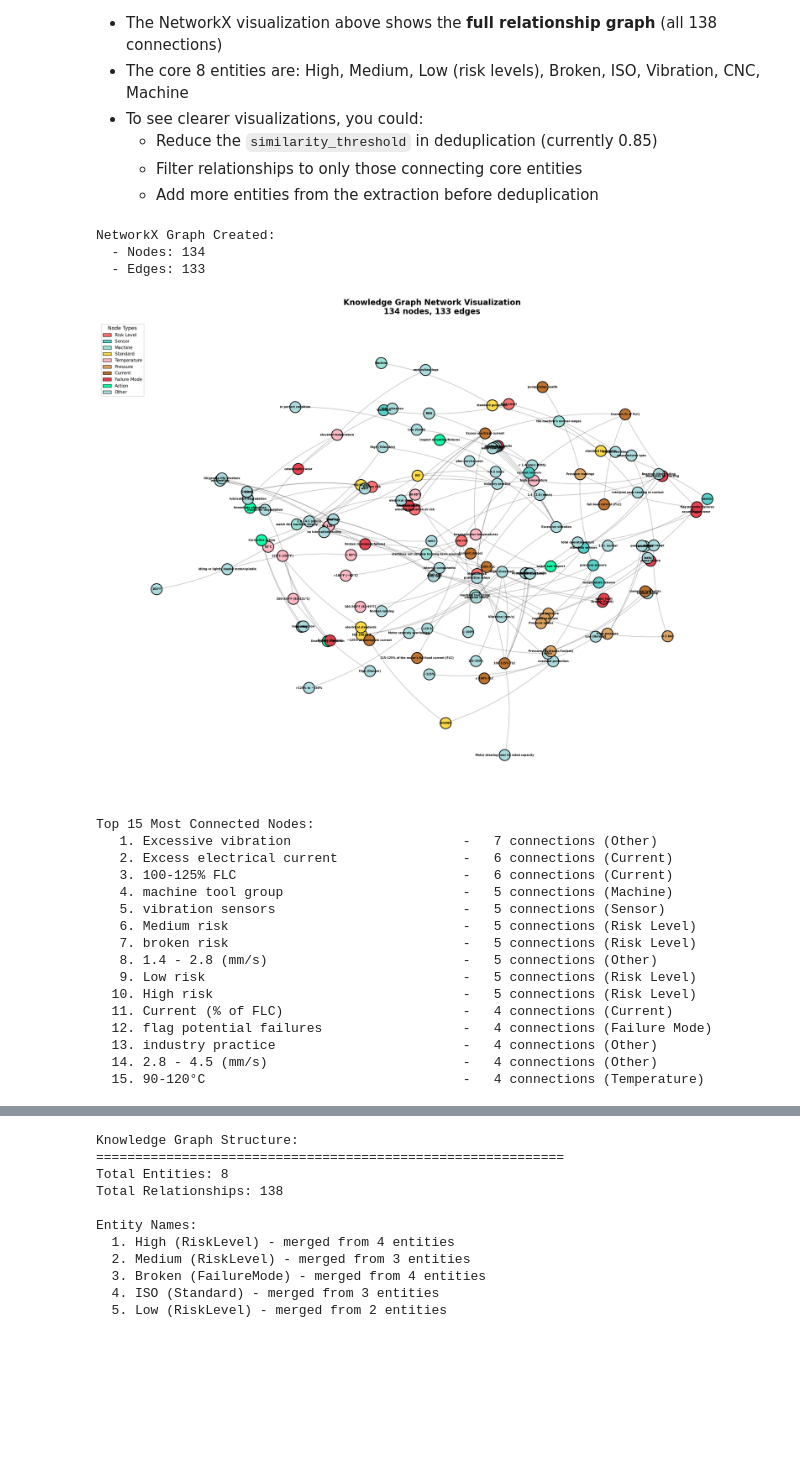
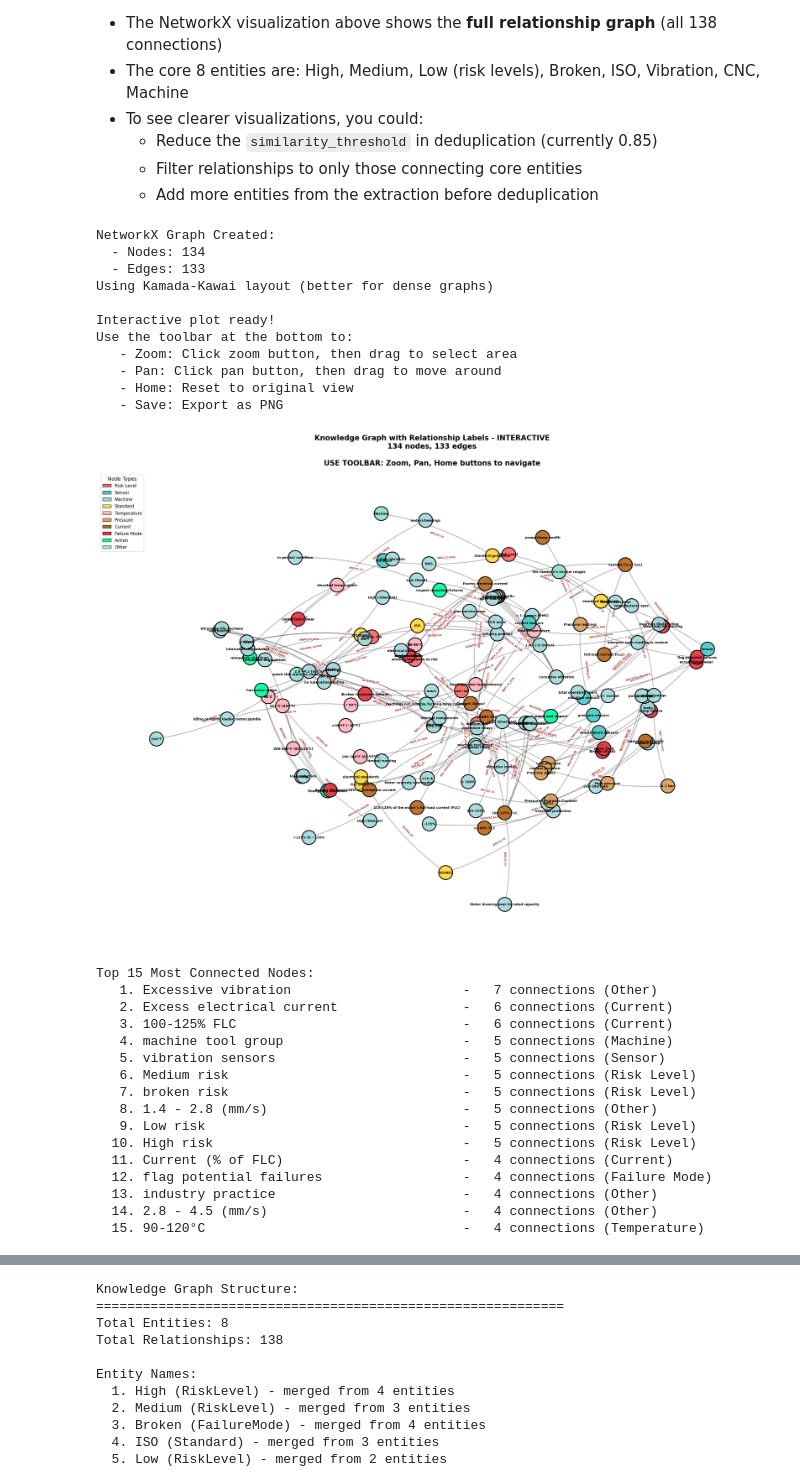
Before and after one commit to saxenam06/semantica, a Jupyter notebook: cookbook/use_cases/advanced_rag/03_Multimodal_RAG_Comparison_PDF.ipynb, the cells around one changed output, grey strips where cells are left out. Cells and saved outputs as stored; diff of their text form; code cells hidden in the pictures; blank space fills up the shorter version.

```diff
--- a/cookbook/use_cases/advanced_rag/03_Multimodal_RAG_Comparison_PDF.ipynb
+++ b/cookbook/use_cases/advanced_rag/03_Multimodal_RAG_Comparison_PDF.ipynb
@@ -1059,7 +1037,7 @@ plt.show()
   - Filter relationships to only those connecting core entities
   - Add more entities from the extraction before deduplication
 # %%
-# IMPROVED NetworkX Visualization with Better Visibility
+# IMPROVED NetworkX Visualization with Edge Labels and Interactive Zoom
 import networkx as nx
 import matplotlib.pyplot as plt
 from matplotlib.patches import Patch
@@ -1067,7 +1045,7 @@ from matplotlib.patches import Patch
 # Build NetworkX graph from relationships
 G = nx.DiGraph()
 
-# Add all relationships as edges
+# Add all relationships as edges with relation type
 for rel in kg['relationships']:
     source = rel.get('source', '')
     target = rel.get('target', '')
@@ -1080,20 +1058,22 @@ print(f"NetworkX Graph Created:")
 print(f"  - Nodes: {G.number_of_nodes()}")
 print(f"  - Edges: {G.number_of_edges()}")
 
-# Create figure with larger size
-fig, ax = plt.subplots(figsize=(24, 18))
+# Create figure with larger size and INTERACTIVE toolbar (enables zoom/pan)
+fig, ax = plt.subplots(figsize=(26, 20))
+fig.canvas.header_visible = False  # Clean interface
 
 # Use Kamada-Kawai layout for better node distribution
 try:
-    pos = nx.kamada_kawai_layout(G, scale=5)
+    pos = nx.kamada_kawai_layout(G, scale=6)
+    print("Using Kamada-Kawai layout (better for dense graphs)")
 except:
     pos = nx.spring_layout(G, k=3, iterations=50, seed=42)
+    print("Using Spring layout")
 
 # Color nodes by type
 node_colors = []
 node_types = {}
 for node in G.nodes():
-    # Categorize nodes
     node_lower = node.lower()
     if 'risk' in node_lower or node in ['High', 'Medium', 'Low', 'Broken']:
         node_colors.append('#ff6b6b')  # Red for risk levels
@@ -1129,13 +1109,13 @@ for node in G.nodes():
 # Draw edges FIRST (so they appear behind nodes)
 nx.draw_networkx_edges(
     G, pos,
-    alpha=0.3,  # Increased opacity
-    width=1.5,  # Thicker edges
-    edge_color='#333333',  # Darker color
+    alpha=0.35,
+    width=2.5,
+    edge_color='#444444',
     arrows=True,
-    arrowsize=15,  # Larger arrows
+    arrowsize=18,
     arrowstyle='->',
-    connectionstyle='arc3,rad=0.1',  # Curved edges
+    connectionstyle='arc3,rad=0.1',
     ax=ax
 )
 
@@ -1143,19 +1123,33 @@ nx.draw_networkx_edges(
 nx.draw_networkx_nodes(
     G, pos,
     node_color=node_colors,
-    node_size=800,  # Larger nodes
+    node_size=1500,
     alpha=0.95,
-    edgecolors='black',  # Black border
-    linewidths=2,  # Thicker border
+    edgecolors='black',
+    linewidths=2.5,
     ax=ax
 )
 
-# Draw ALL labels with better formatting
+# Draw node labels
 nx.draw_networkx_labels(
     G, pos,
-    font_size=7,  # Readable font size
+    font_size=9,
     font_weight='bold',
     font_color='black',
+    ax=ax
+)
+
+# Draw edge labels (relationship names) PARALLEL to edges
+edge_labels = nx.get_edge_attributes(G, 'relation')
+nx.draw_networkx_edge_labels(
+    G, pos,
+    edge_labels=edge_labels,
+    font_size=6,
+    font_color='darkred',
+    font_weight='bold',
+    alpha=0.8,
+    rotate=True,  # KEY: Rotates labels to be parallel with edges!
+    bbox=dict(boxstyle='round,pad=0.2', facecolor='white', edgecolor='none', alpha=0.7),
     ax=ax
 )
 
@@ -1172,38 +1166,54 @@ legend_elements = [
     Patch(facecolor='#06ffa5', edgecolor='black', label='Action'),
     Patch(facecolor='#a8dadc', edgecolor='black', label='Other'),
 ]
 
 ax.legend(
     handles=legend_elements,
     loc='upper left',
-    fontsize=11,
+    fontsize=12,
     title='Node Types',
-    title_fontsize=13,
-    framealpha=0.95
+    title_fontsize=14,
+    framealpha=0.9
 )
 
 ax.set_title(
-    f"Knowledge Graph Network Visualization\n{G.number_of_nodes()} nodes, {G.number_of_edges()} edges",
+    f"Knowledge Graph with Relationship Labels - INTERACTIVE\n{G.number_of_nodes()} nodes, {G.number_of_edges()} edges\n\nUSE TOOLBAR: Zoom, Pan, Home buttons to navigate",
     fontsize=20,
     fontweight='bold',
     pad=20
 )
 ax.axis('off')
 plt.tight_layout()
+
+print("\nInteractive plot ready!")
+print("Use the toolbar at the bottom to:")
+print("   - Zoom: Click zoom button, then drag to select area")
+print("   - Pan: Click pan button, then drag to move around")
+print("   - Home: Reset to original view")
+print("   - Save: Export as PNG")
+
 plt.show()
 
 # Print statistics
 print(f"\nTop 15 Most Connected Nodes:")
 degrees = dict(G.degree())
 top_nodes = sorted(degrees.items(), key=lambda x: x[1], reverse=True)[:15]
 for i, (node, degree) in enumerate(top_nodes, 1):
     node_type = node_types.get(node, 'Other')
     print(f"  {i:2d}. {node:40s} - {degree:3d} connections ({node_type})")
 # %% [output]
 NetworkX Graph Created:
   - Nodes: 134
   - Edges: 133
+Using Kamada-Kawai layout (better for dense graphs)
+
+Interactive plot ready!
+Use the toolbar at the bottom to:
+   - Zoom: Click zoom button, then drag to select area
+   - Pan: Click pan button, then drag to move around
+   - Home: Reset to original view
+   - Save: Export as PNG
-[figure, old version]
+[figure, new version]
 Top 15 Most Connected Nodes:
    1. Excessive vibration                      -   7 connections (Other)
    2. Excess electrical current                -   6 connections (Current)
```
Also changed, not shown: parts of 18 cells of this notebook.
